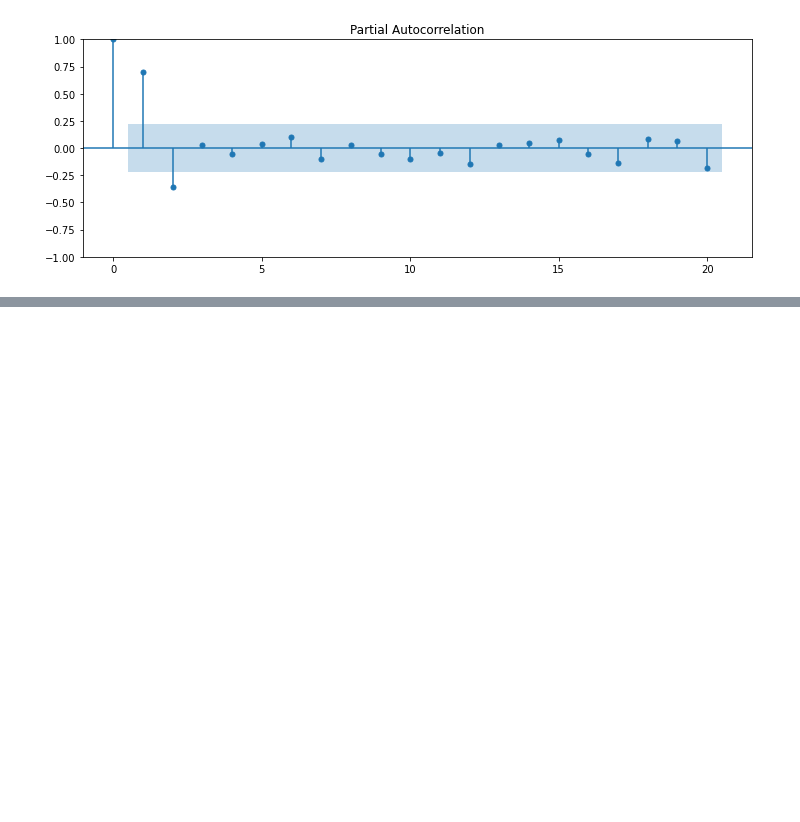
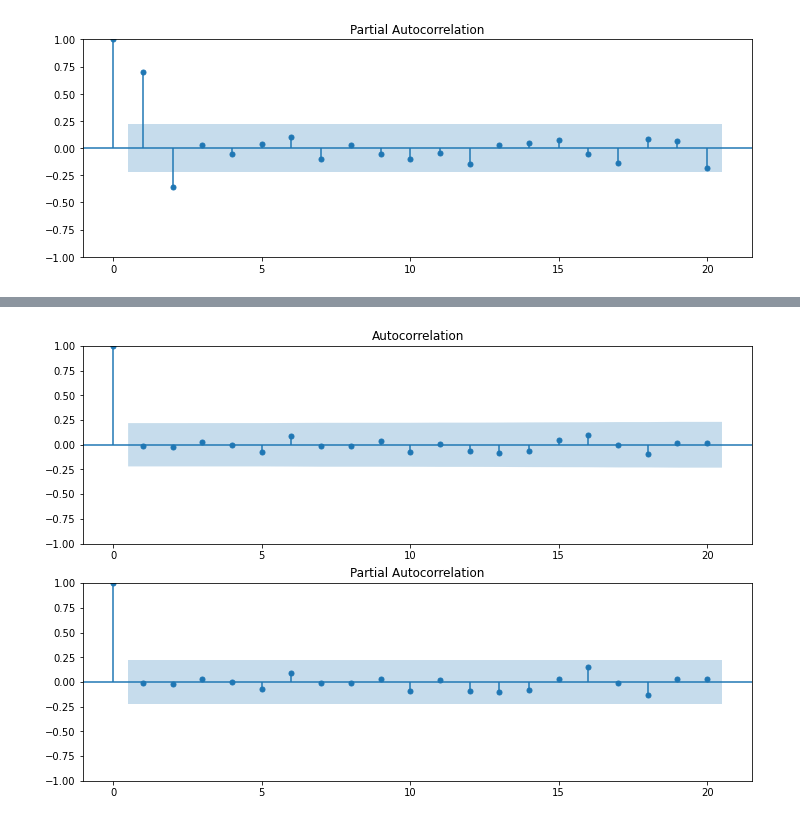
Before and after one commit to tadatoshi/time_series_plot_auto_analysis, a Jupyter notebook: notebooks/ceramic_furnace.ipynb, the cells around one changed output, grey strips where cells are left out. Drawn from its saved outputs; the diff is of its cells as text; code cells hidden in the pictures; blank space fills up the shorter version.

Commit message:
For ceramic_furnace, added fitting ARMA model and evaluate the result with residual analysis.

```diff
--- a/notebooks/ceramic_furnace.ipynb
+++ b/notebooks/ceramic_furnace.ipynb
@@ -149,0 +206,3 @@ _ = sm.graphics.tsa.plot_pacf(df, lags=20, ax=ax).savefig("../plots/ceramic_furn
+# %%
+prediction = arima_result.predict()
+prediction
@@ -149,0 +226,4 @@ _ = sm.graphics.tsa.plot_pacf(df, lags=20, ax=ax).savefig("../plots/ceramic_furn
+# %%
+prediction_df = prediction.to_frame()
+# %%
+prediction_df.rename(columns={'predicted_mean':'temperature'}, inplace=True)
@@ -149,0 +246,2 @@ _ = sm.graphics.tsa.plot_pacf(df, lags=20, ax=ax).savefig("../plots/ceramic_furn
+# %%
+residuals = df - prediction_df
@@ -149,0 +264,8 @@ _ = sm.graphics.tsa.plot_pacf(df, lags=20, ax=ax).savefig("../plots/ceramic_furn
+# %%
+fig = plt.figure(figsize=(12, 8))
+ax1 = fig.add_subplot(211)
+_ = sm.graphics.tsa.plot_acf(residuals, lags=20, ax=ax1)
+ax2 = fig.add_subplot(212)
+_ = sm.graphics.tsa.plot_pacf(residuals, lags=20, ax=ax2)
+# %% [output]
+[figure, added]
```
Also changed, not shown: parts of 15 cells of this notebook.
